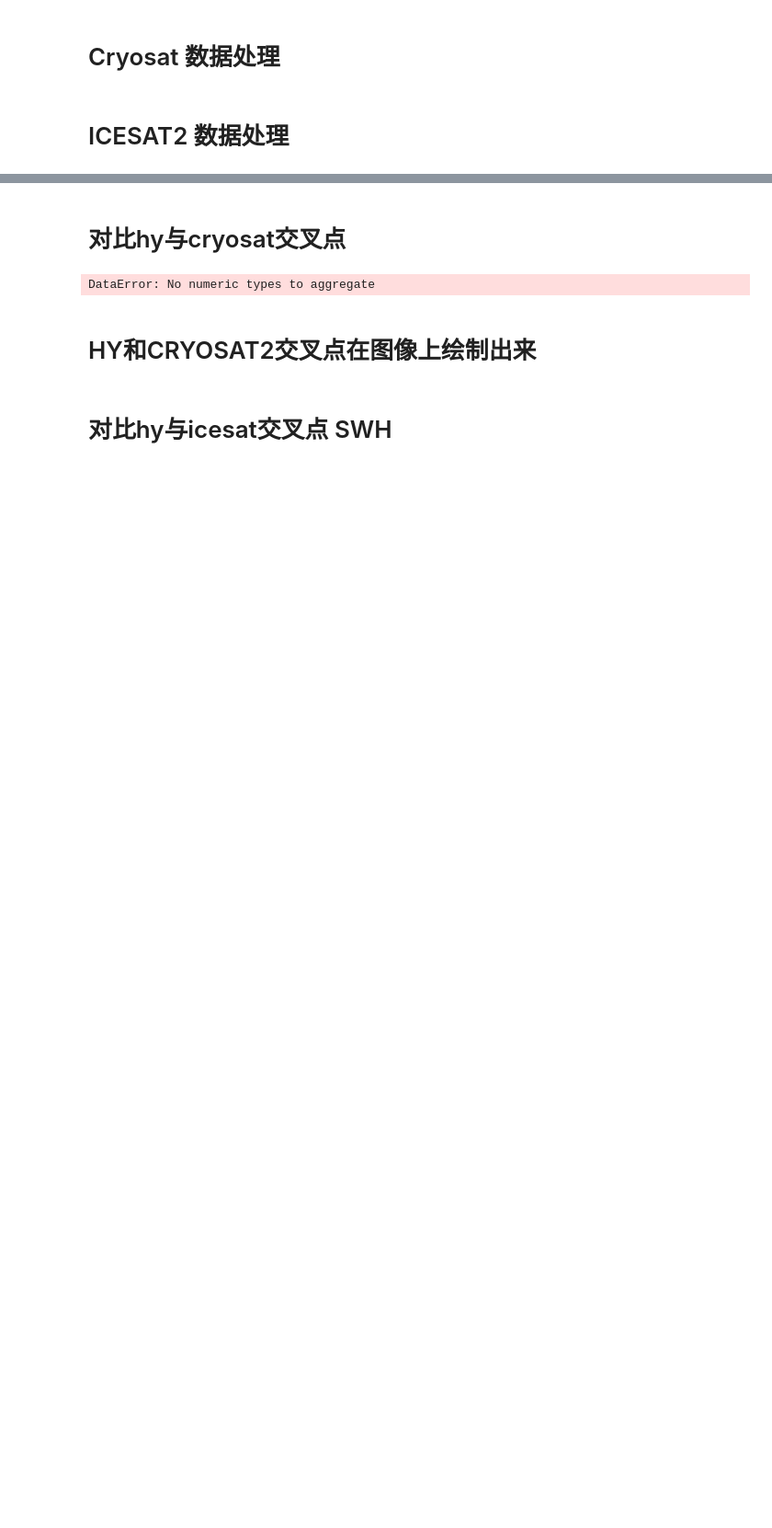
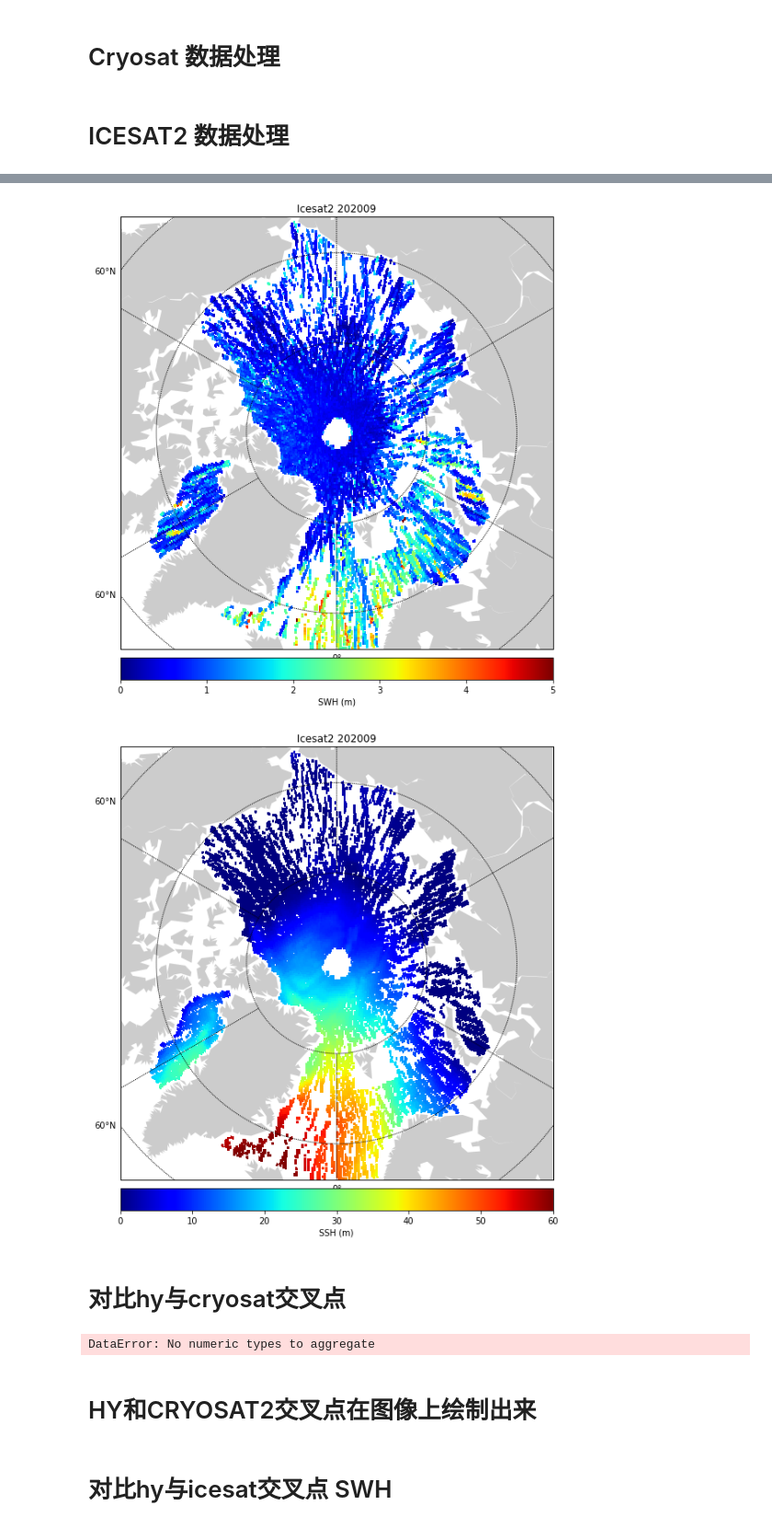
Before and after one commit to LittlematchLM/remote_sensing, a Jupyter notebook: main.ipynb, the cells around one changed output, grey strips where cells are left out. Shown at 92% size. Saved outputs shown, nothing was run; the diff lists cells and outputs as text; code cells hidden in the pictures; blank space fills up the shorter version.

```diff
--- a/main.ipynb
+++ b/main.ipynb
@@ -167,15 +161,0 @@ is_df[is_df['prc_sea_ice'] == 100.0]
-# %%
-# 将投影数据添加到dataframe中
-is_atlas.add_proj(is_df, transformer)
-is_land_df = is_df[is_df['prc_land'] == 100.0]
-is_ocean_df = is_df[is_df['prc_ocean'] == 100.0]
-is_seaice_df = is_df[is_df['prc_sea_ice'] == 100.0]
-is_landice_df = is_df[is_df['prc_land_ice'] == 100.0]
-is_inlandwater_df = is_df[is_df['prc_inland_water'] == 100.0]
-
-# 交叉点平均化
-is_land_grid = is_atlas.coincident_point_mean(is_land_df,'swh')
-is_ocean_grid = is_atlas.coincident_point_mean(is_ocean_df,'swh')
-is_seaice_grid = is_atlas.coincident_point_mean(is_seaice_df,'swh')
-is_landice_grid = is_atlas.coincident_point_mean(is_landice_df,'swh')
-is_inlandwater_grid = is_atlas.coincident_point_mean(is_inlandwater_df,'swh')
@@ -184,5 +177,5 @@ ProjError: x, y, z, and time must be same size
 # %%
-is_df = is_df[(is_df['prc_ocean'] == 100.0) & (is_df['prc_land_ice'] == 0.0)& (is_df['prc_inland_water'] == 0.0)& (is_df['prc_sea_ice'] < 15)& (is_df['prc_land'] == 0.0)]
+is_df = is_df[(is_df['prc_ocean'] == 100.0) & (is_df['prc_land_ice'] == 0.0)& (is_df['prc_inland_water'] == 0.0)&  (is_df['prc_land'] == 0.0)]
 # is_df = is_df[(is_df['prc_land_ice'] == 0.0)& (is_df['prc_inland_water'] == 0.0)& (is_df['prc_land'] == 0.0)]
 # %%
 # 将投影数据添加到dataframe中
@@ -213,11 +209,14 @@ is_df.h.hist(bins=100)
 # %%
 fig = plt.figure(figsize=(10,10) )    # 生成新的画布fig
 polar_plot(is_x_map, is_y_map,is_swh_grid,vmax = 5,vmin = 0,color_lable='SWH (m)',title='Icesat2 '+str(years[0]) + str(months[0]))
-# plt.savefig(r'output/'+ str( years) + str(months)  +' IS' + 'swh' +' '+ 'location_plot.jpg')
+plt.savefig(r'output/'+ str( years) + str(months)  +' IS' + 'swh' +' '+ 'location_plot.jpg')
 
 fig = plt.figure(figsize=(10,10) )    # 生成新的画布fig
-polar_plot(is_x_map, is_y_map,is_ssh_grid,vmax = 60,vmin = 0,color_lable='SWH (m)',title='Icesat2 '+str(years[0]) + str(months[0]))
-# plt.savefig(r'output/'+ str( years) + str(months)  +' IS' + 'ssh' +' '+ 'location_plot.jpg')
+polar_plot(is_x_map, is_y_map,is_ssh_grid,vmax = 60,vmin = 0,color_lable='SSH (m)',title='Icesat2 '+str(years[0]) + str(months[0]))
+plt.savefig(r'output/'+ str( years) + str(months)  +' IS' + 'ssh' +' '+ 'location_plot.jpg')
+# %% [output]
+[figure, added]
+[figure, added]
 # %%
 
 is_swh_time_dict = dict(is_atlas.coincident_time_log(is_df,value='swh'))
```
Also changed, not shown: parts of 25 cells of this notebook, 1 other file.
